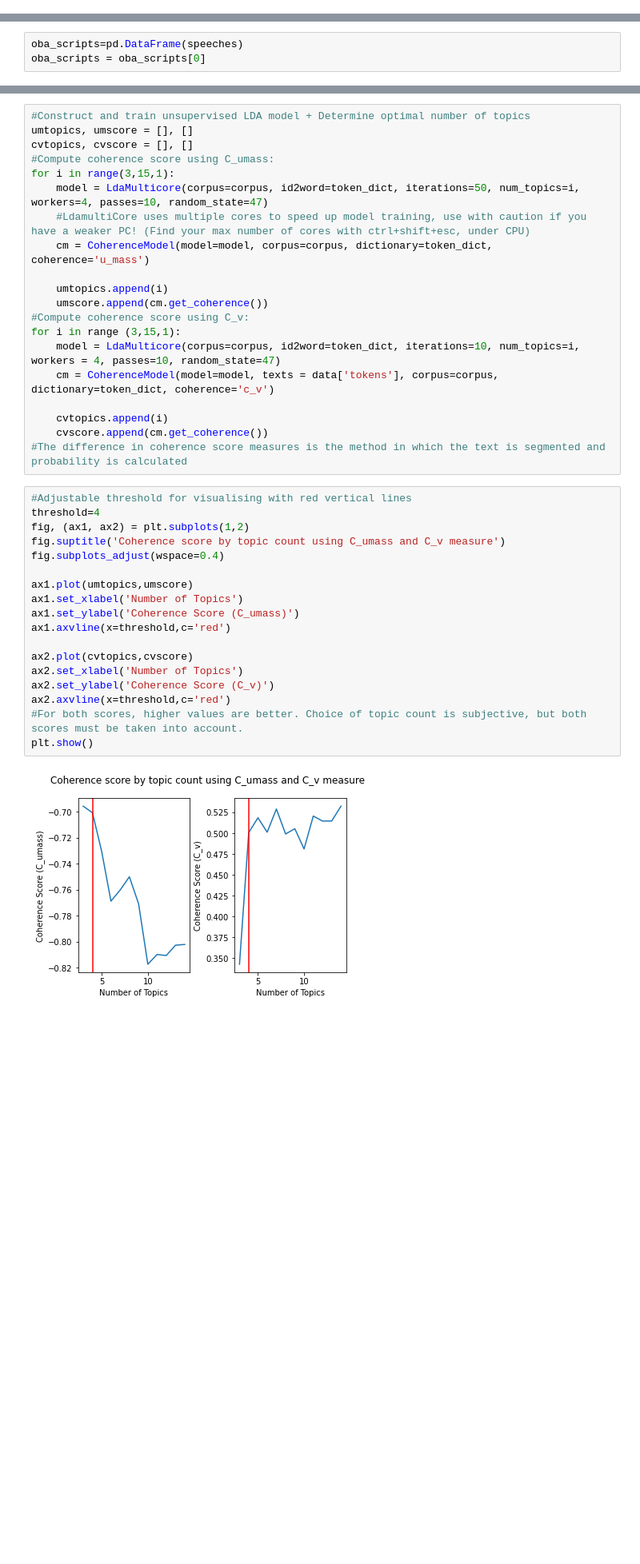
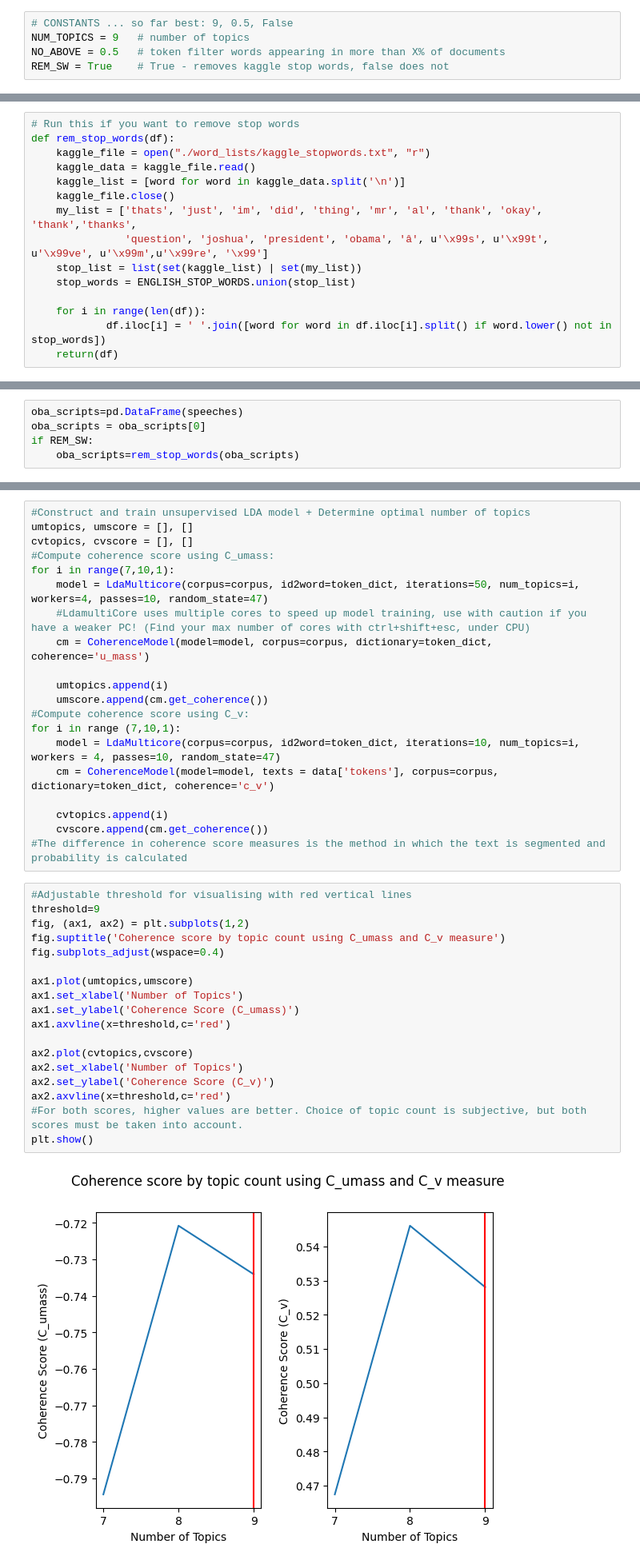
Before and after one commit to pday2/ObamaNLP, a Jupyter notebook: Topic_Analysis_with_SpaCy_apply.ipynb, the cells around one changed output, grey strips where cells are left out. Shown at 80% size. Cells and saved outputs as stored; diff of their text form; blank space fills up the shorter version.

Commit message:
updated topic modeling analysis

```diff
--- a/Topic_Analysis_with_SpaCy_apply.ipynb
+++ b/Topic_Analysis_with_SpaCy_apply.ipynb
@@ -3,5 +3,10 @@
 ## Data Pre-processing
 Import necessary packages and functions
+# %%
+# CONSTANTS ... so far best: 9, 0.5, False
+NUM_TOPICS = 9   # number of topics
+NO_ABOVE = 0.5   # token filter words appearing in more than X% of documents
+REM_SW = True    # True - removes kaggle stop words, false does not
 # %%
 import pandas as pd
 import numpy as np
@@ -58,8 +74,25 @@ Total documents: 744
+# %%
+# Run this if you want to remove stop words
+def rem_stop_words(df):
+    kaggle_file = open("./word_lists/kaggle_stopwords.txt", "r")
+    kaggle_data = kaggle_file.read()
+    kaggle_list = [word for word in kaggle_data.split('\n')]
+    kaggle_file.close()
+    my_list = ['thats', 'just', 'im', 'did', 'thing', 'mr', 'al', 'thank', 'okay', 'thank','thanks',
+               'question', 'joshua', 'president', 'obama', 'â', u'\x99s', u'\x99t', u'\x99ve', u'\x99m',u'\x99re', '\x99']
+    stop_list = list(set(kaggle_list) | set(my_list))
+    stop_words = ENGLISH_STOP_WORDS.union(stop_list)
+
+    for i in range(len(df)):
+            df.iloc[i] = ' '.join([word for word in df.iloc[i].split() if word.lower() not in stop_words])
+    return(df)
 # %% [markdown]
 Step 3: Tokenization and text cleanup
 # %%
 oba_scripts=pd.DataFrame(speeches)
 oba_scripts = oba_scripts[0]
+if REM_SW:
+    oba_scripts=rem_stop_words(oba_scripts)
 # %%
 #Load SpaCy English Model
 nlp = en_core_web_md.load()
@@ -101,7 +134,7 @@ corpus = [token_dict.doc2bow(speech) for speech in data['tokens']]
 umtopics, umscore = [], []
 cvtopics, cvscore = [], []
 #Compute coherence score using C_umass:
-for i in range(3,15,1):
+for i in range(7,10,1):
     model = LdaMulticore(corpus=corpus, id2word=token_dict, iterations=50, num_topics=i, workers=4, passes=10, random_state=47)
     #LdamultiCore uses multiple cores to speed up model training, use with caution if you have a weaker PC! (Find your max number of cores with ctrl+shift+esc, under CPU)
     cm = CoherenceModel(model=model, corpus=corpus, dictionary=token_dict, coherence='u_mass')
@@ -109,7 +142,7 @@ for i in range(3,15,1):
     umtopics.append(i)
     umscore.append(cm.get_coherence())
 #Compute coherence score using C_v:
-for i in range (3,15,1):
+for i in range (7,10,1):
     model = LdaMulticore(corpus=corpus, id2word=token_dict, iterations=10, num_topics=i, workers = 4, passes=10, random_state=47)
     cm = CoherenceModel(model=model, texts = data['tokens'], corpus=corpus, dictionary=token_dict, coherence='c_v')
 
@@ -118,24 +151,24 @@ for i in range (3,15,1):
 #The difference in coherence score measures is the method in which the text is segmented and probability is calculated
 # %%
 #Adjustable threshold for visualising with red vertical lines
-threshold=4
+threshold=9
 fig, (ax1, ax2) = plt.subplots(1,2)
 fig.suptitle('Coherence score by topic count using C_umass and C_v measure')
 fig.subplots_adjust(wspace=0.4)
 
 ax1.plot(umtopics,umscore)
 ax1.set_xlabel('Number of Topics')
 ax1.set_ylabel('Coherence Score (C_umass)')
 ax1.axvline(x=threshold,c='red')
 
 ax2.plot(cvtopics,cvscore)
 ax2.set_xlabel('Number of Topics')
 ax2.set_ylabel('Coherence Score (C_v)')
 ax2.axvline(x=threshold,c='red')
 #For both scores, higher values are better. Choice of topic count is subjective, but both scores must be taken into account.
 plt.show()
 # %% [output]
-[figure, old version]
+[figure, new version]
 # %% [markdown]
 Based on the coherence scores, best is usually the max. In this case we choose to select 6 topics, since it is the max value for the C_v score while also having a relatively higher C_umass score.
 # %%
```
Also changed, not shown: parts of 34 cells of this notebook, 7 other files.
